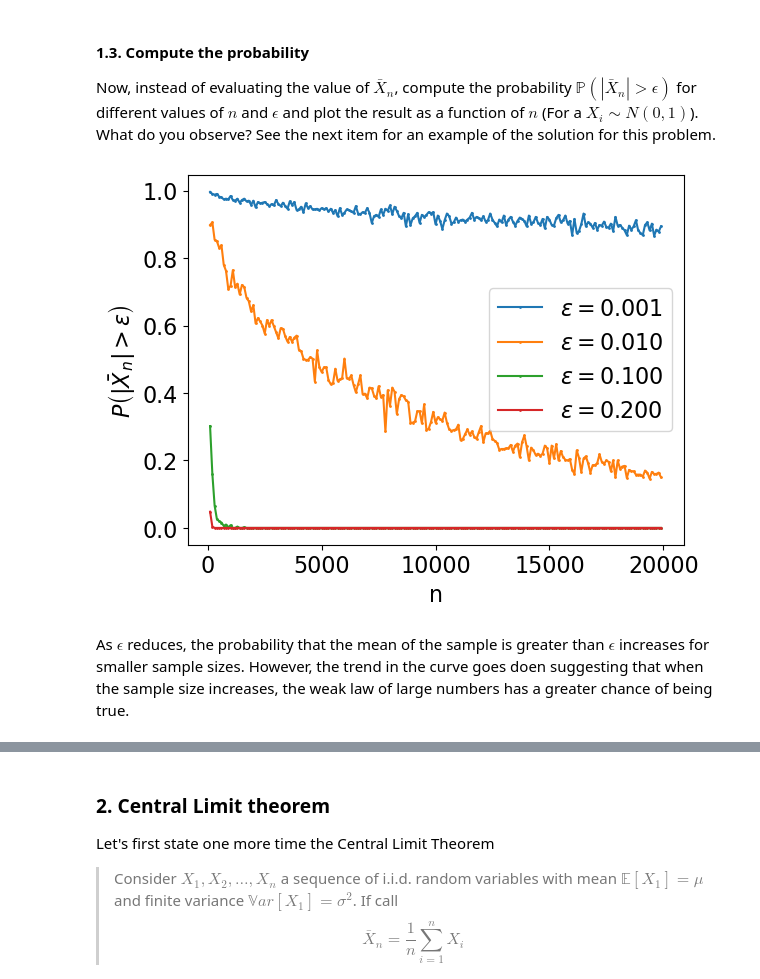
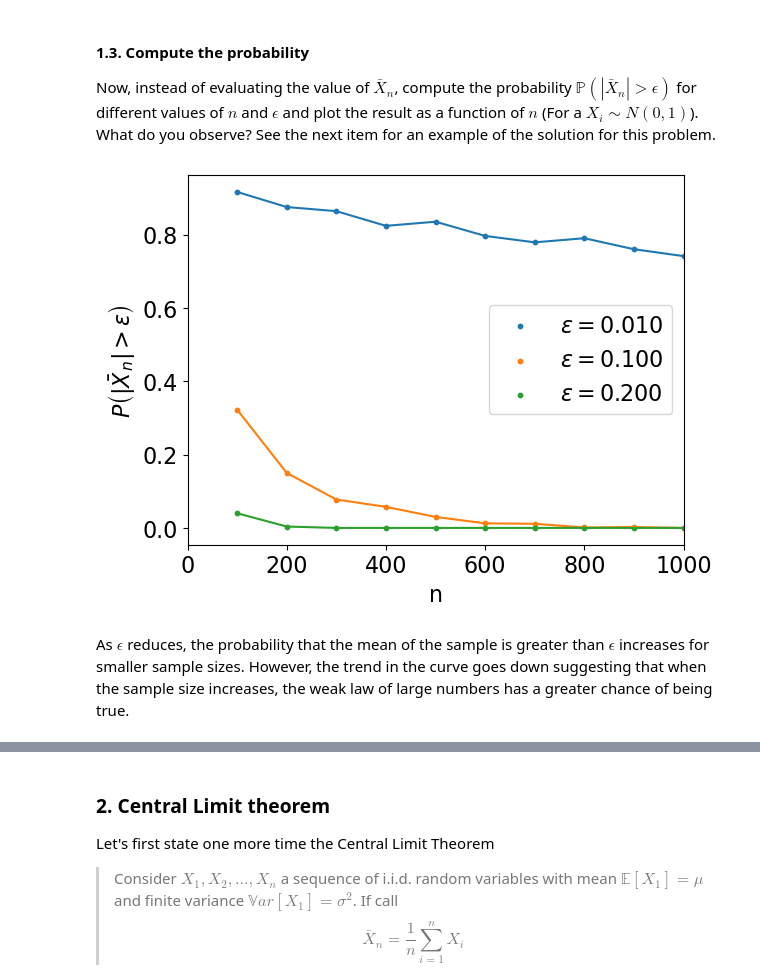
Before and after one commit to UCB-stat-201a-fall23/project02-KithminiHerath, a Jupyter notebook: Project02-Concentration.ipynb, the cells around one changed output, grey strips where cells are left out. Cells and saved outputs as stored; diff of their text form; code cells hidden in the pictures.

```diff
--- a/Project02-Concentration.ipynb
+++ b/Project02-Concentration.ipynb
@@ -112,26 +114,28 @@ The overall trend in the plot is going downwards i.e. the sample means are getti
 Now, instead of evaluating the value of $\bar X_n$, compute the probability $\mathbb P \left( | \bar X_n | > \epsilon \right)$ for different values of $n$ and $\epsilon$ and plot the result as a function of $n$ (For a $X_i \sim N(0,1)$). What do you observe? See the next item for an example of the solution for this problem.
 # %%
 np.random.seed(10)
-n_sim = 500
-epsilon = [0.001, 0.01, 0.1, 0.2]
+n_sim = 800
+epsilon = [0.01, 0.1, 0.2]
 ns = np.arange(100,20000,100)
 for eps in epsilon:
     probabilities = []
     for n in ns:
         multiple_samples = np.random.normal(loc=0.0, scale=1.0, size=(n,n_sim))
         p = (abs(np.mean(multiple_samples,axis=0)) > eps).sum()/n_sim
         probabilities.append(p)
 
-    plt.plot(ns,probabilities,marker='o',label=r"$\epsilon = $"+f"{eps:.3f}",markersize=1)
+    plt.scatter(ns, probabilities, label=r"$\epsilon = $"+f"{eps:.3f}", s=10)
+    plt.plot(ns,probabilities)
+    plt.xlim(0,1000)
 
 plt.xlabel("n")
 plt.ylabel(r"$ P \left( | \bar X_n | > \epsilon \right)$")
 plt.legend()
 plt.show()
 # %% [output]
-[figure, old version]
+[figure, new version]
 # %% [markdown]
-As $\epsilon$ reduces, the probability that the mean of the sample is greater than $\epsilon$ increases for smaller sample sizes. However, the trend in the curve goes doen suggesting that when the sample size increases, the weak law of large numbers has a greater chance of being true.
+As $\epsilon$ reduces, the probability that the mean of the sample is greater than $\epsilon$ increases for smaller sample sizes. However, the trend in the curve goes down suggesting that when the sample size increases, the weak law of large numbers has a greater chance of being true.
 # %% [markdown]
 #### 1.4. Concentration bounds
 
```
Also changed, not shown: parts of 5 cells of this notebook.
